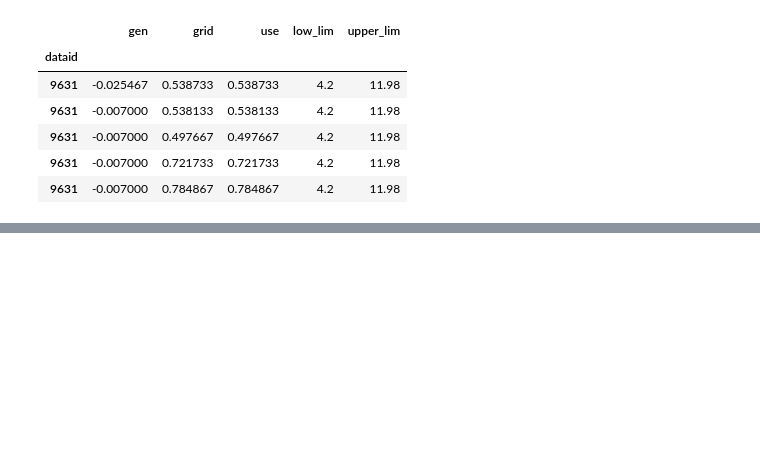
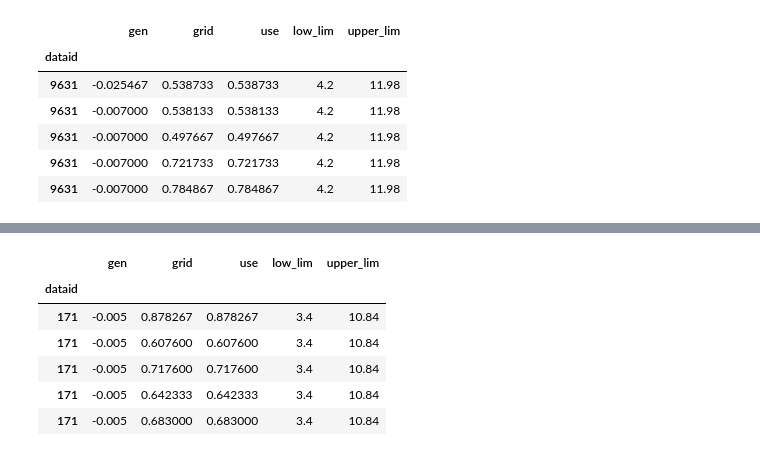
Before and after one commit to kchristidis/island-input, a Jupyter notebook: 04-etl-traces.ipynb, the cells around one changed output, grey strips where cells are left out. Cells and saved outputs as stored; diff of their text form; code cells hidden in the pictures; blank space fills up the shorter version.

```diff
--- a/04-etl-traces.ipynb
+++ b/04-etl-traces.ipynb
@@ -466,0 +511,12 @@ df_lite.to_csv('04-final-trace-lite.csv')
+# %%
+df_year.drop(columns=['local_15min'], inplace=True)
+# %%
+df_year.head()
+# %% [output]
+|  | gen | grid | use | low_lim | upper_lim |
+| dataid |  |  |  |  |  |
+| 171 | -0.005 | 0.878267 | 0.878267 | 3.4 | 10.84 |
+| 171 | -0.005 | 0.607600 | 0.607600 | 3.4 | 10.84 |
+| 171 | -0.005 | 0.717600 | 0.717600 | 3.4 | 10.84 |
+| 171 | -0.005 | 0.642333 | 0.642333 | 3.4 | 10.84 |
+| 171 | -0.005 | 0.683000 | 0.683000 | 3.4 | 10.84 |
```
Also changed, not shown: parts of 8 cells of this notebook.
